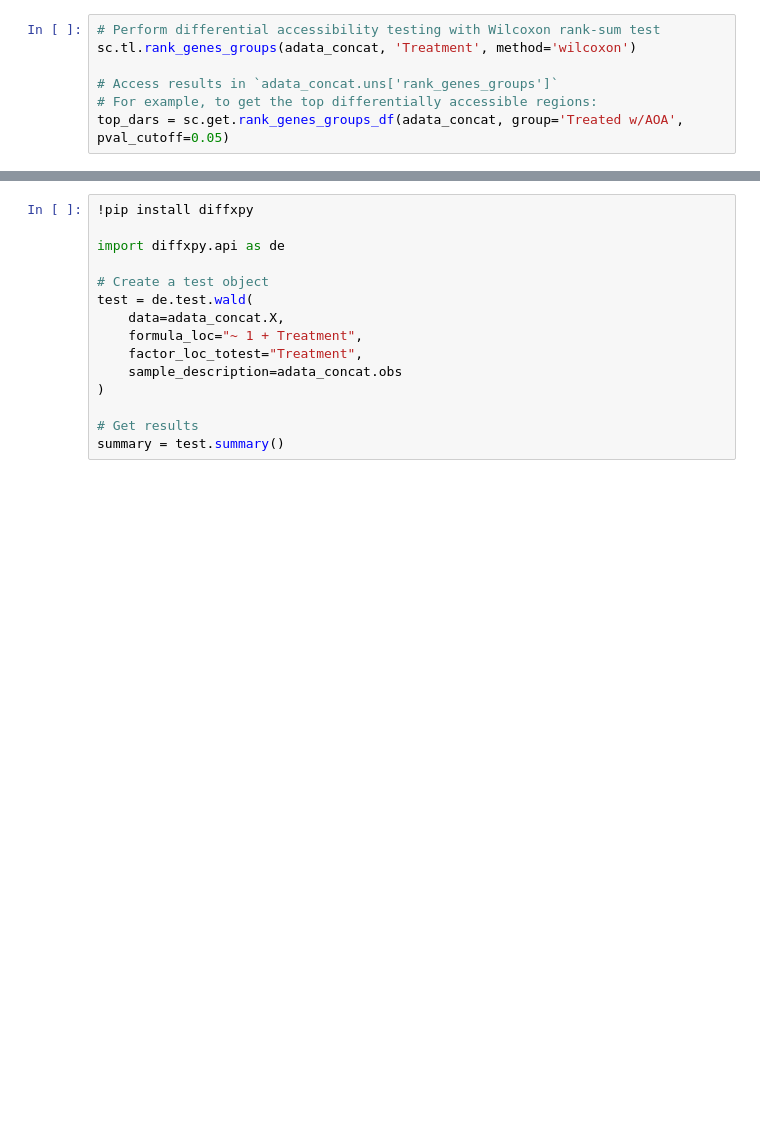
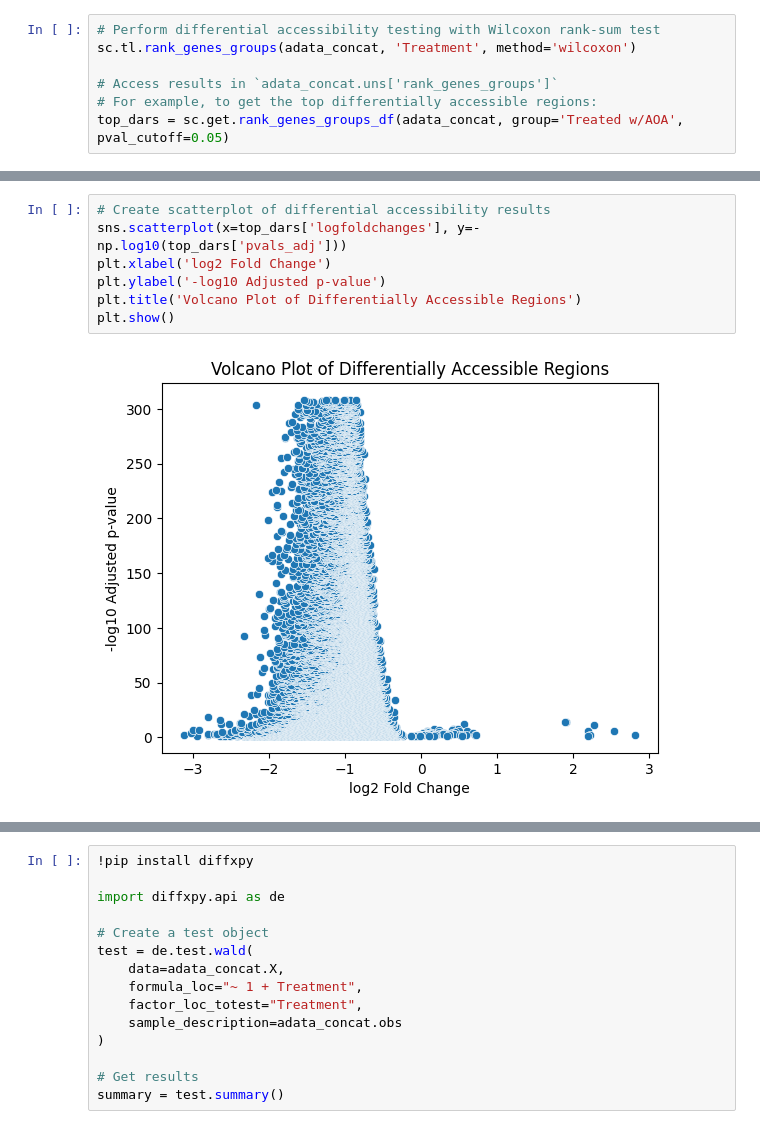
Before and after one commit to Droslj/scATAC-seq-complete-, a Jupyter notebook: scATAC_seq_(1)_DA.ipynb, the cells around one changed output, grey strips where cells are left out. Saved outputs shown, nothing was run; the diff lists cells and outputs as text; blank space fills up the shorter version.

```diff
--- a/scATAC_seq_(1)_DA.ipynb
+++ b/scATAC_seq_(1)_DA.ipynb
@@ -81,0 +139,9 @@ Interpret Results: Interpret the biological significance of the differentially a
+# %%
+# Create scatterplot of differential accessibility results
+sns.scatterplot(x=top_dars['logfoldchanges'], y=-np.log10(top_dars['pvals_adj']))
+plt.xlabel('log2 Fold Change')
+plt.ylabel('-log10 Adjusted p-value')
+plt.title('Volcano Plot of Differentially Accessible Regions')
+plt.show()
+# %% [output]
+[figure, added]
```
Also changed, not shown: parts of 23 cells of this notebook.
